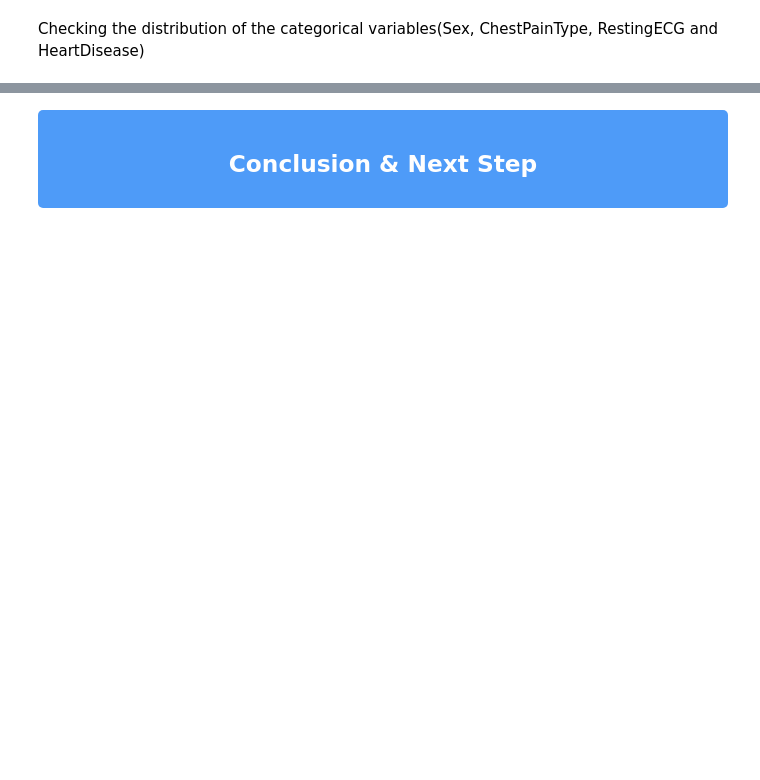
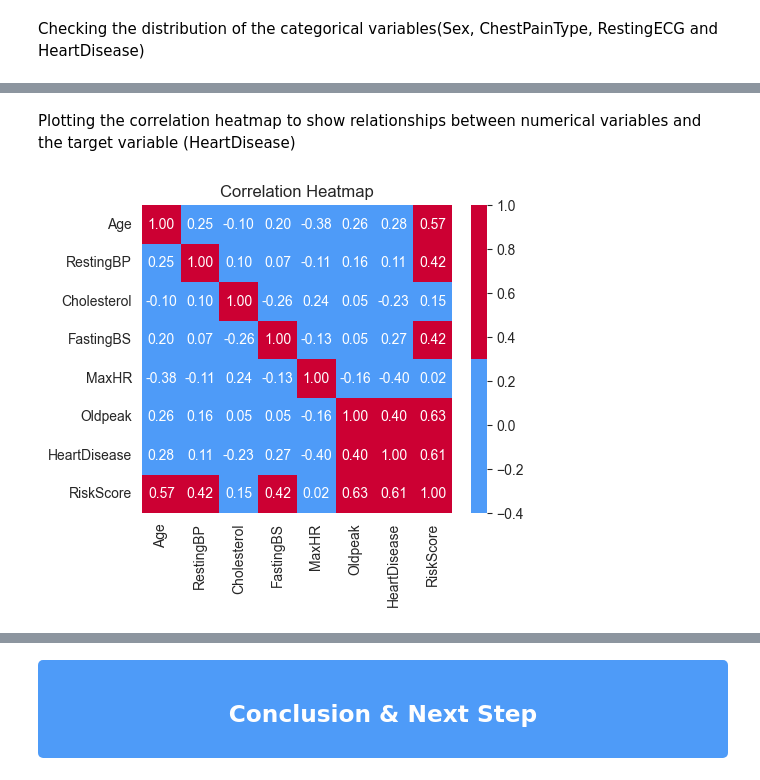
Before and after one commit to Iqra-qbl/Heart-Failure-Risk-Analysis, a Jupyter notebook: jupyter_notebooks/2. Data Visualisations.ipynb, the cells around one changed output, grey strips where cells are left out. Saved outputs shown, nothing was run; the diff lists cells and outputs as text; code cells hidden in the pictures; blank space fills up the shorter version.

```diff
--- a/jupyter_notebooks/2. Data Visualisations.ipynb
+++ b/jupyter_notebooks/2. Data Visualisations.ipynb
@@ -638,0 +230,14 @@ df.to_csv("Outputs\cleaned_heartdataset.csv", index=False)
+# %% [markdown]
+Plotting the correlation heatmap to show  relationships between numerical variables and the target variable (HeartDisease)
+# %%
+# Exclude non-numeric columns
+numeric_df = df.select_dtypes(include=[np.number])
+
+# Custom palette colors
+custom_palette = ['#4e9bf8', '#CC0033']
+plt.figure(figsize=(5, 4))  # Adjusted the figure size
+sns.heatmap(numeric_df.corr(), annot=True, fmt=".2f", cmap=sns.color_palette(custom_palette, as_cmap=True))
+plt.title("Correlation Heatmap")
+plt.show()
+# %% [output]
+[figure, added]
```
Also changed, not shown: parts of 83 cells of this notebook, 3 other files.
